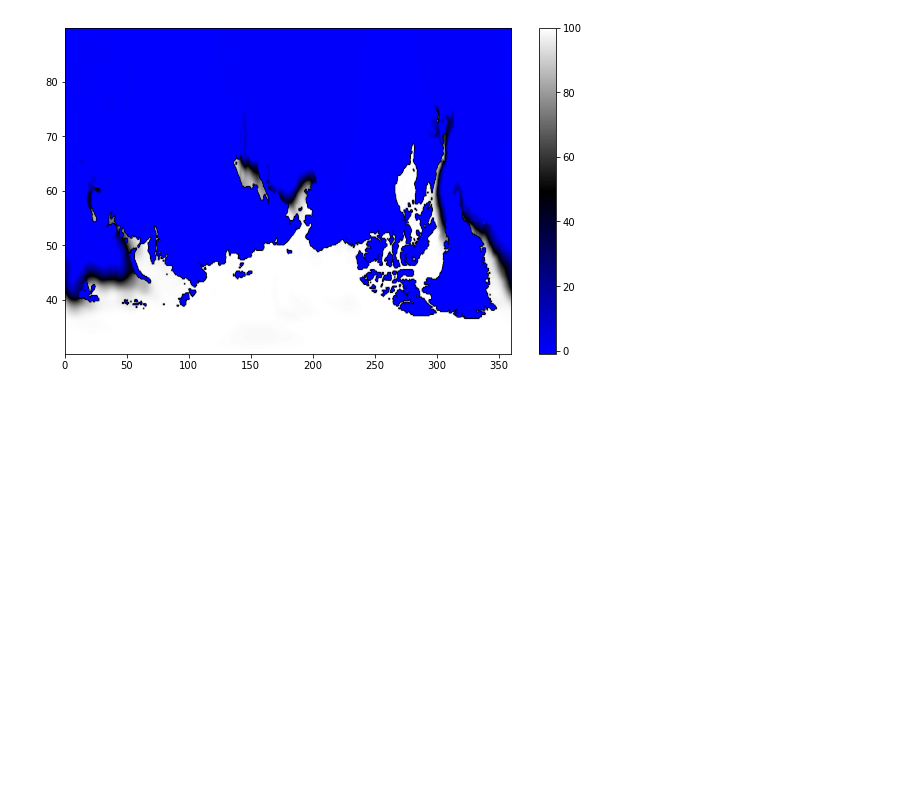
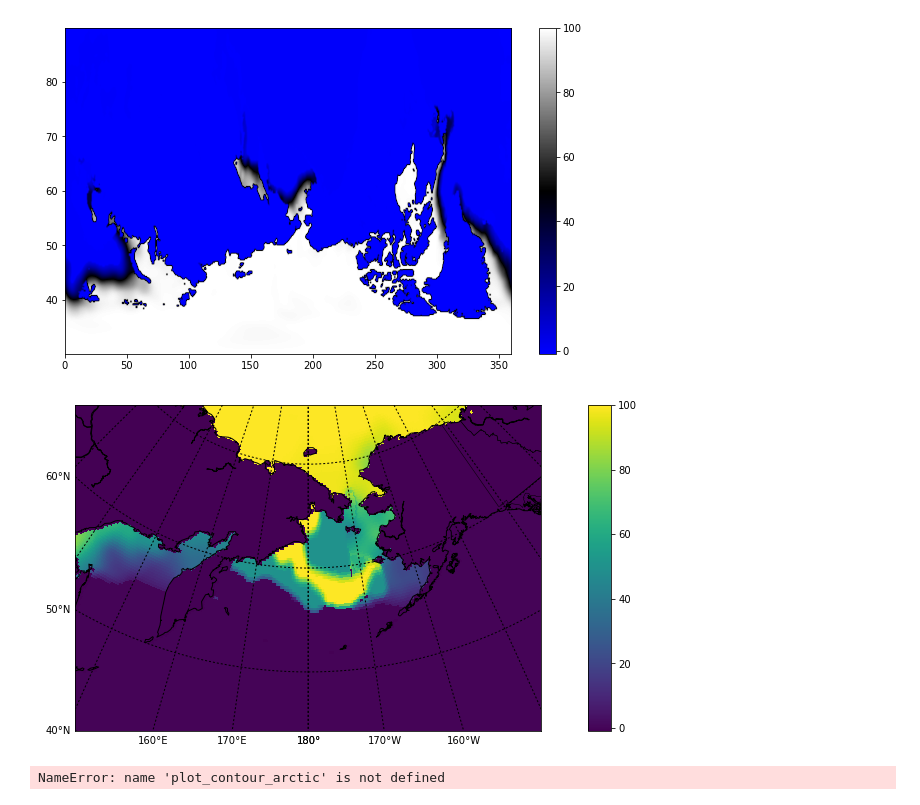
Before and after one commit to burklight/CCHackathon, a Jupyter notebook: articsea_notebook.ipynb, the cells around one changed output. Cells and saved outputs as stored; diff of their text form; code cells hidden in the pictures; blank space fills up the shorter version.

Commit message:
added contour plots for arctic

```diff
--- a/articsea_notebook.ipynb
+++ b/articsea_notebook.ipynb
@@ -79,3 +80,37 @@ def plot_ice_conc(conc, lon, lat, idx, title=None, save_path=None):
 plot_ice_conc(conc, lon, lat, 1)
 # %% [output]
 [figure]
+# %%
+def plot_arctic(conc, lon, lat, idx, title=None, save_path=None):
+    fig = plt.figure(1, figsize=(10,6))
+
+    lon_0 = np.mean(lon)
+    lat_0 = np.mean(lat)
+    m = Basemap(width=5000000,height=3500000,
+                resolution='l',projection='stere',\
+                lat_ts=40,lat_0=lat_0,lon_0=lon_0)
+
+    x, y = m(*np.meshgrid(lon[:], lat[:]))
+
+    # Plot Data
+    cs = m.pcolor(x, y, np.squeeze(conc[100,:,:]))
+
+    # Add Grid Lines
+    m.drawparallels(np.arange(-80., 81., 10.), labels=[1,0,0,0], fontsize=10)
+    m.drawmeridians(np.arange(-180., 181., 10.), labels=[0,0,0,1], fontsize=10)
+
+    # Add Coastlines, States, and Country Boundaries
+    m.drawcoastlines()
+    m.drawstates()
+    m.drawcountries()
+
+    # Add Colorbar
+    cbar = m.colorbar(cs, location='right', pad="10%")
+
+    plt.ion()
+    plt.show()
+    plt.close()
+# %%
+plot_arctic(conc, lon, lat, 1)
+# %% [output]
+[figure, added]
@@ -81,0 +147,4 @@ plot_ice_conc(conc, lon, lat, 1)
+# %%
+plot_contour_arctic(conc, lon, lat, 1)
+# %% [output]
+NameError: name 'plot_contour_arctic' is not defined
```
Also changed, not shown: parts of 2 cells of this notebook.
